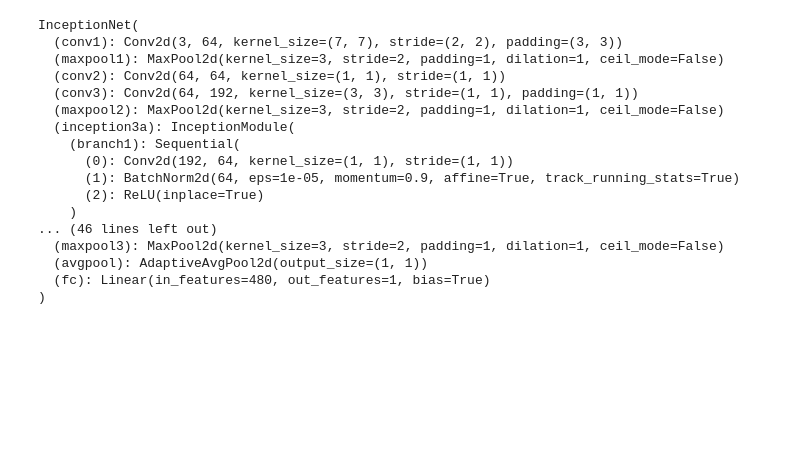
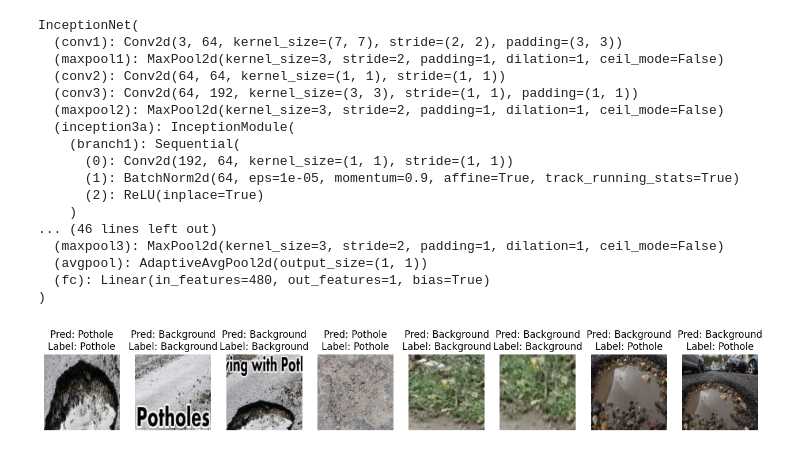
Before and after one commit to DevJav/02516_poster_3, a Jupyter notebook: data_loader _w_CNN.ipynb, the cells around one changed output. Saved outputs shown, nothing was run; the diff lists cells and outputs as text; code cells hidden in the pictures; blank space fills up the shorter version.

```diff
--- a/data_loader _w_CNN.ipynb
+++ b/data_loader _w_CNN.ipynb
@@ -37,7 +37,7 @@ class PotholeDatasetFromProposals(Dataset):
                     num_potholes = len(boxes)
 
                 #required background count should be the compliment of the ratio, so if there are 3 potholes, and the ratio is 0.3 then the required background count should be 7
-                required_background_count = int(num_potholes * ( 1 / target_ratio ))
+                required_background_count = int(num_potholes * (( 1 / target_ratio ) - 1 ))
 
                 for proposal in pothole_proposals:
                     self.samples.append({
@@ -185,7 +185,7 @@ train_dataset = PotholeDatasetFromProposals(
     img_dir=img_dir,
     proposals=proposals,
     transform=transform,
-    target_ratio=0.5,  # 30% potholes, 70% background
+    target_ratio=0.3,  # 30% potholes, 70% background
     apply_ratio=True
 )
 
@@ -194,7 +194,7 @@ val_dataset = PotholeDatasetFromProposals(
     img_dir=img_dir,
     proposals=proposals,
     transform=transform,
-    target_ratio=0.5,  # 30% potholes, 70% background
+    target_ratio=0.3,  # 30% potholes, 70% background
     apply_ratio=True
 )
 
@@ -203,7 +203,7 @@ test_dataset = PotholeDatasetFromProposals(
     img_dir=img_dir,
     proposals=proposals,
     transform=transform,
-    target_ratio=0.5,  # 30% potholes, 70% background
+    target_ratio=0.3,  # 30% potholes, 70% background
     apply_ratio=True
 )
 # %% [output]
@@ -473,3 +473,27 @@ InceptionNet(
   (avgpool): AdaptiveAvgPool2d(output_size=(1, 1))
   (fc): Linear(in_features=480, out_features=1, bias=True)
 )
+# %%
+#plot a few predictions
+import matplotlib.pyplot as plt
+import numpy as np
+
+# Get a batch of test images
+images, labels = next(iter(test_loader))
+
+# Make predictions
+with torch.no_grad():
+    outputs = model(images)
+    predicted = (outputs > 0.5).float()
+
+# Plot the images in the batch, along with the corresponding labels and ground truth
+fig, axs = plt.subplots(1, 8, figsize=(16, 8))
+
+for i, ax in enumerate(axs.flat):
+    ax.imshow(np.transpose(images[i].numpy(), (1, 2, 0)))
+    ax.axis('off')
+    ax.set_title(f"Pred: {'Pothole' if predicted[i] == 1 else 'Background'}\nLabel: {'Pothole' if labels[i] == 1 else 'Background'}")
+
+plt.show()
+# %% [output]
+[figure, added]
```
Also changed, not shown: parts of 3 cells of this notebook, 1 other file.
